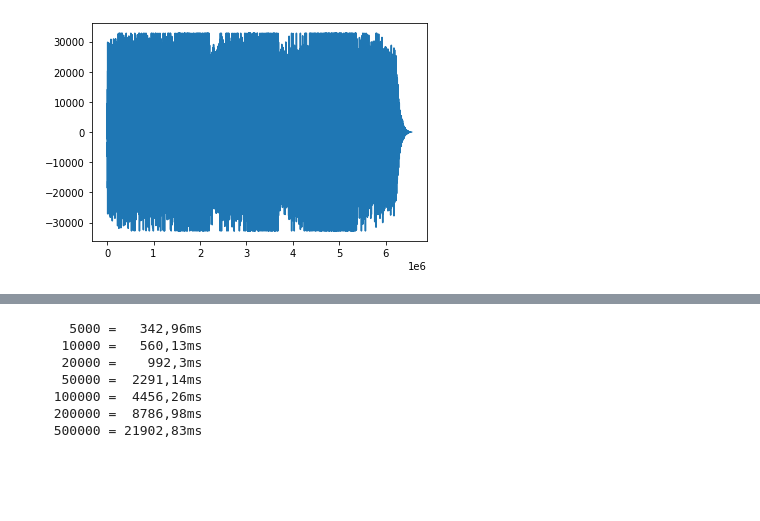
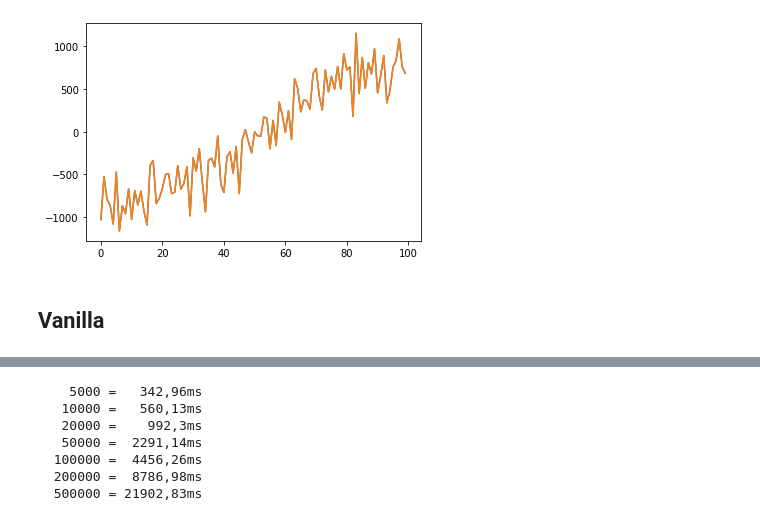
Before and after one commit to TheSoban/PP-PR-2, a Jupyter notebook: cuda.ipynb, the cells around one changed output, grey strips where cells are left out. Drawn from its saved outputs; the diff is of its cells as text; code cells hidden in the pictures; blank space fills up the shorter version.

Commit message:
Add noise

```diff
--- a/cuda.ipynb
+++ b/cuda.ipynb
@@ -55,8 +51,11 @@ def calc_gpu_shared(offset, track, res):
         res[off] = sharedMem[0]
 # %%
 original = simple.load_sound_files()[0]
-original.data = original.data[10000:]
-plt.plot(original.data)
-test_data = { int(size): { "offset": original.data[1024:2048], "track": original.data[0:int(size)] } for size in [5e3, 1e4, 2e4, 5e4, 1e5, 2e5, 5e5]}
+original.skip_samples(10000)
+plt.plot(original.data[0:100])
+plt.plot(original.noise[0:100])
+test_data = { int(size): { "offset": original.data[1024:2048], "track": original.data[:int(size)], "noise": original.noise[:int(size)] } for size in [5e3, 1e4, 2e4, 5e4, 1e5, 2e5, 5e5]}
 # %% [output]
-[figure, old version]
+[figure, new version]
+# %% [markdown]
+## Vanilla
```
Also changed, not shown: parts of 9 cells of this notebook, 1 other file.
